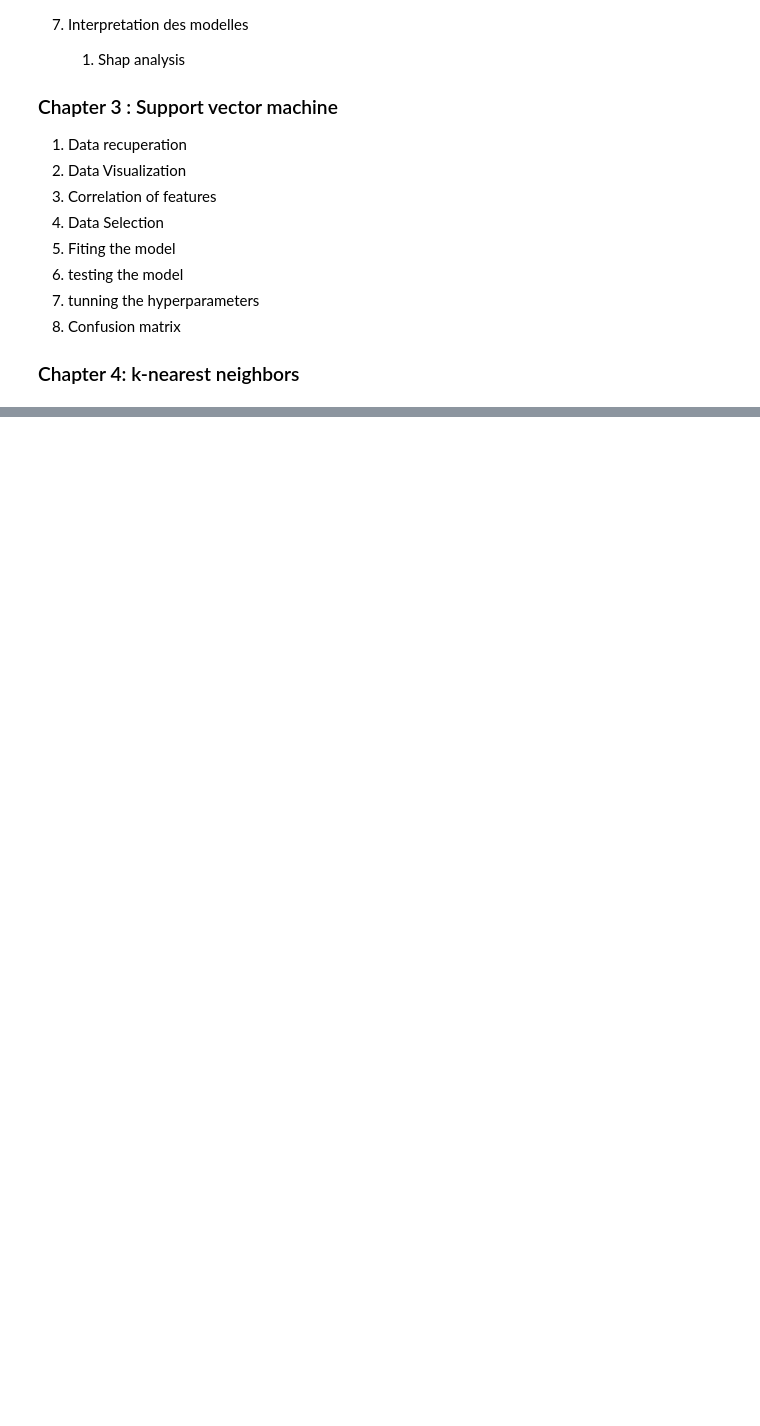
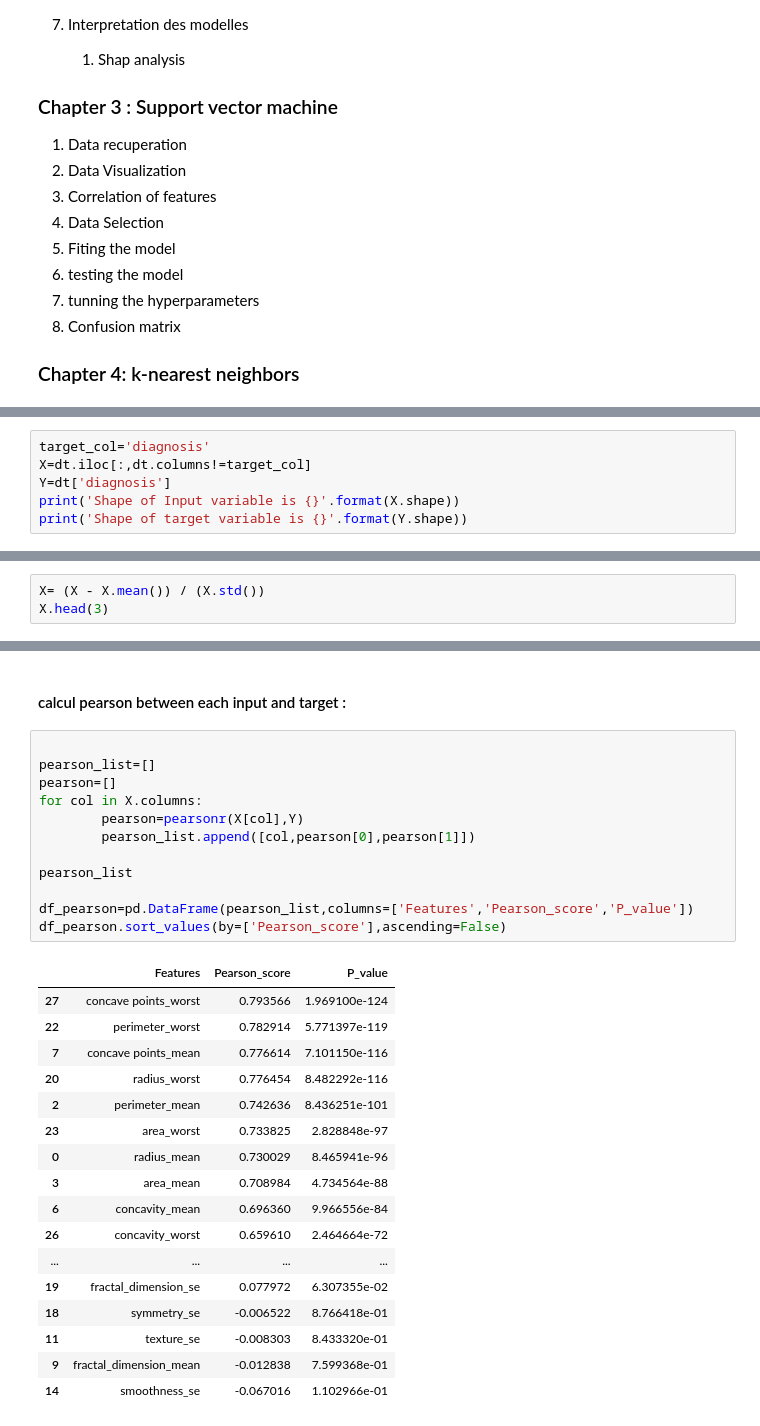
Before and after one commit to shasso2s/Datenanalyse_Breast_Cancer_BinaryClassification, a Jupyter notebook: Projekt zur Datenanalyse_Classification of Wisconsin Breast Cancer.ipynb, the cells around one changed output, grey strips where cells are left out. Cells and saved outputs as stored; diff of their text form; blank space fills up the shorter version.

```diff
--- a/Projekt zur Datenanalyse_Classification of Wisconsin Breast Cancer.ipynb
+++ b/Projekt zur Datenanalyse_Classification of Wisconsin Breast Cancer.ipynb
@@ -105,0 +139,6 @@ from sklearn.impute import SimpleImputer
+# %%
+target_col='diagnosis'
+X=dt.iloc[:,dt.columns!=target_col]
+Y=dt['diagnosis']
+print('Shape of Input variable is {}'.format(X.shape))
+print('Shape of target variable is {}'.format(Y.shape))
@@ -105,0 +175,3 @@ from sklearn.impute import SimpleImputer
+# %%
+X= (X - X.mean()) / (X.std())
+X.head(3)
@@ -105,0 +212,32 @@ from sklearn.impute import SimpleImputer
+# %% [markdown]
+#### calcul pearson between each input and target :
+# %%
+
+pearson_list=[]
+pearson=[]
+for col in X.columns:
+        pearson=pearsonr(X[col],Y)
+        pearson_list.append([col,pearson[0],pearson[1]])
+
+pearson_list
+
+df_pearson=pd.DataFrame(pearson_list,columns=['Features','Pearson_score','P_value'])
+df_pearson.sort_values(by=['Pearson_score'],ascending=False)
+# %% [output]
+|  | Features | Pearson_score | P_value |
+| 27 | concave points_worst | 0.793566 | 1.969100e-124 |
+| 22 | perimeter_worst | 0.782914 | 5.771397e-119 |
+| 7 | concave points_mean | 0.776614 | 7.101150e-116 |
+| 20 | radius_worst | 0.776454 | 8.482292e-116 |
+| 2 | perimeter_mean | 0.742636 | 8.436251e-101 |
+| 23 | area_worst | 0.733825 | 2.828848e-97 |
+| 0 | radius_mean | 0.730029 | 8.465941e-96 |
+| 3 | area_mean | 0.708984 | 4.734564e-88 |
+| 6 | concavity_mean | 0.696360 | 9.966556e-84 |
+| 26 | concavity_worst | 0.659610 | 2.464664e-72 |
+| ... | ... | ... | ... |
+| 19 | fractal_dimension_se | 0.077972 | 6.307355e-02 |
+| 18 | symmetry_se | -0.006522 | 8.766418e-01 |
+| 11 | texture_se | -0.008303 | 8.433320e-01 |
+| 9 | fractal_dimension_mean | -0.012838 | 7.599368e-01 |
+| 14 | smoothness_se | -0.067016 | 1.102966e-01 |
```
Also changed, not shown: parts of 21 cells of this notebook.
